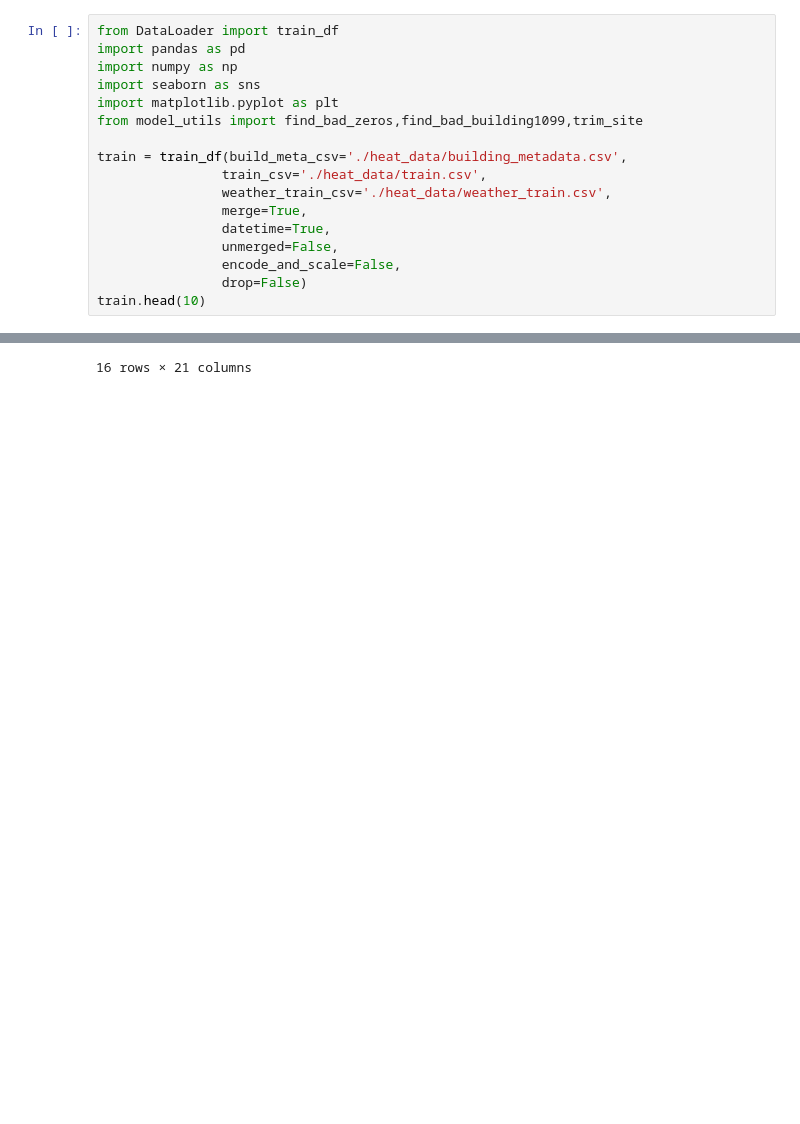
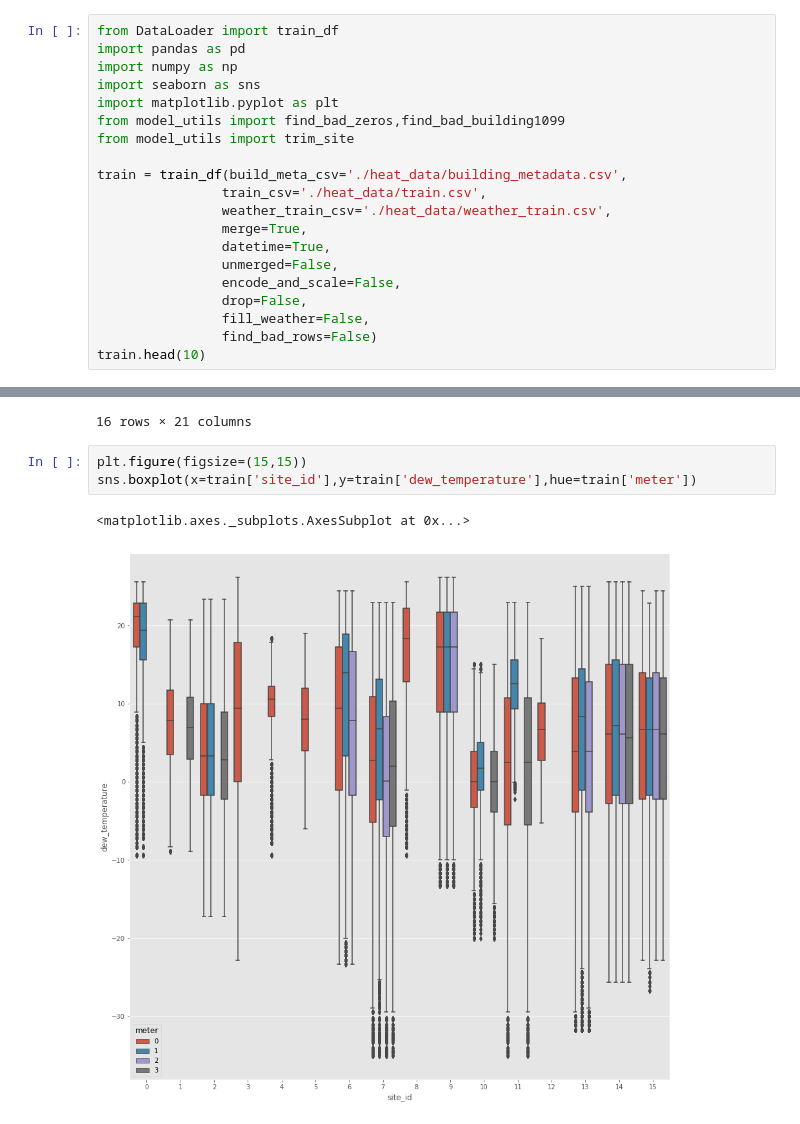
Before and after one commit to Latterlig96/KaggleHeatpredict, a Jupyter notebook: scripts/Feature_Look.ipynb, the cells around one changed output, grey strips where cells are left out. Cells and saved outputs as stored; diff of their text form; blank space fills up the shorter version.

```diff
--- a/scripts/Feature_Look.ipynb
+++ b/scripts/Feature_Look.ipynb
@@ -4,7 +4,8 @@ import pandas as pd
 import numpy as np
 import seaborn as sns
 import matplotlib.pyplot as plt
-from model_utils import find_bad_zeros,find_bad_building1099,trim_site
+from model_utils import find_bad_zeros,find_bad_building1099
+from model_utils import trim_site
 
 train = train_df(build_meta_csv='./heat_data/building_metadata.csv',
                 train_csv='./heat_data/train.csv',
@@ -13,7 +14,9 @@ train = train_df(build_meta_csv='./heat_data/building_metadata.csv',
                 datetime=True,
                 unmerged=False,
                 encode_and_scale=False,
-                drop=False)
+                drop=False,
+                fill_weather=False,
+                find_bad_rows=False)
 train.head(10)
 # %% [output]
 Memory usage of properties dataframe is : 616.9464874267578  MB
@@ -289,3 +292,9 @@ train.groupby(['site_id']).apply(lambda x : x.isna().sum())
 | 14 | 0 | 0 | 0 | 0 | 0 | 0 | 0 | 2346659 | ... |
 | 15 | 0 | 0 | 0 | 0 | 0 | 0 | 0 | 145531 | ... |
 16 rows × 21 columns
+# %%
+plt.figure(figsize=(15,15))
+sns.boxplot(x=train['site_id'],y=train['dew_temperature'],hue=train['meter'])
+# %% [output]
+<matplotlib.axes._subplots.AxesSubplot at 0x...>
+[figure, added]
```
Also changed, not shown: parts of 3 cells of this notebook, 3 other files.
